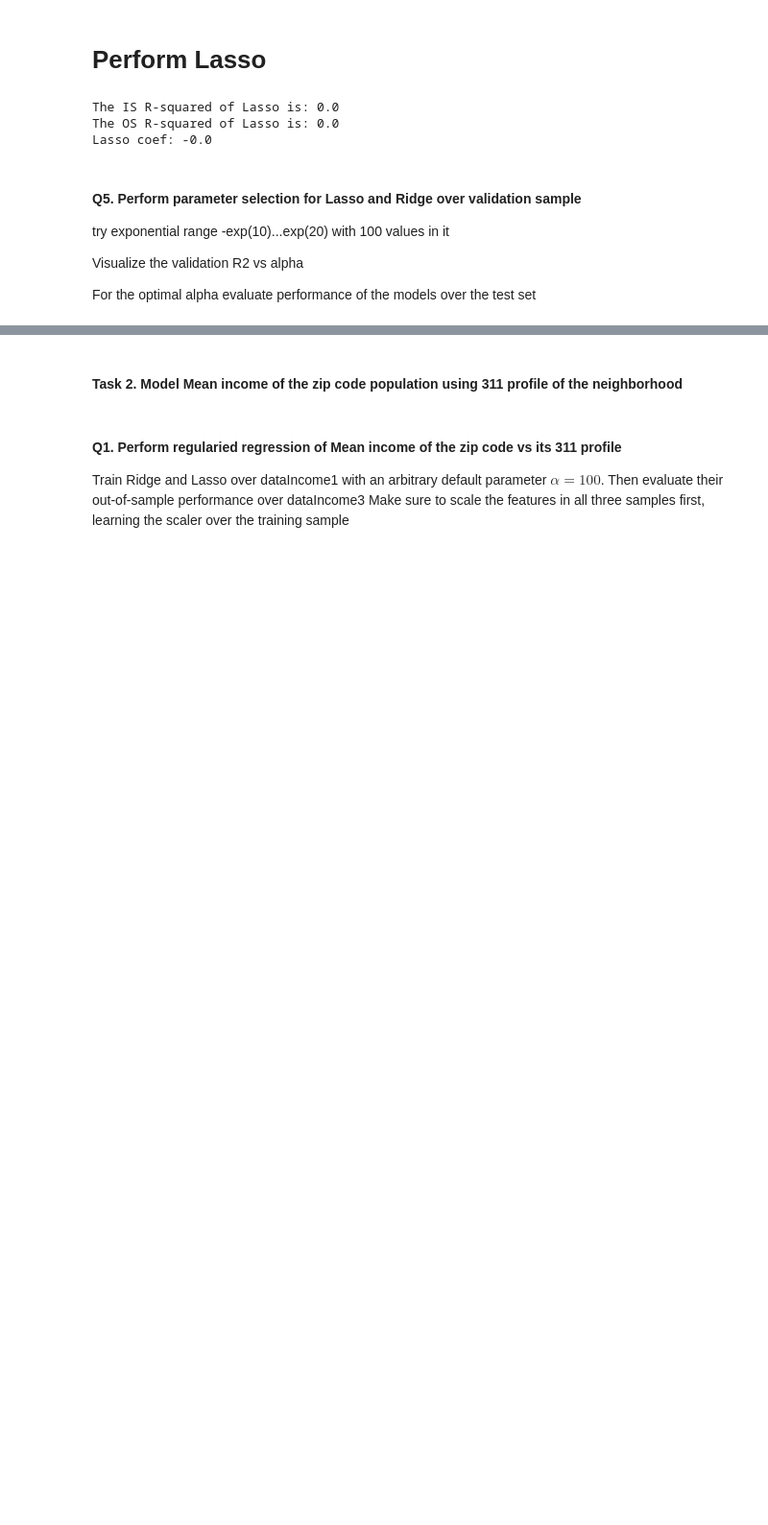
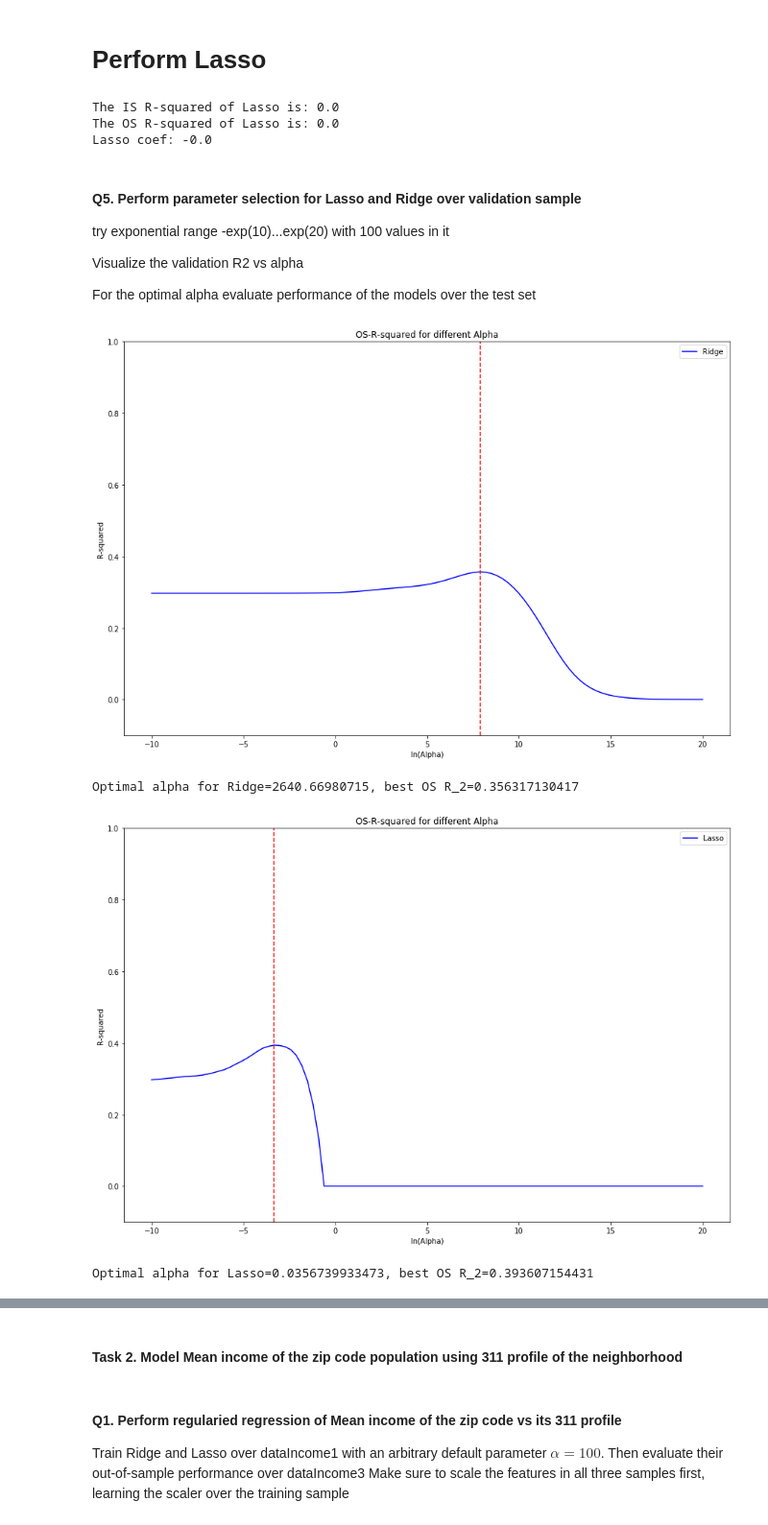
Before and after one commit to pratikwatwani/Applied-Data-Science, a Jupyter notebook: Session 07/Regularization (Lasso and Ridge).ipynb, the cells around one changed output, grey strips where cells are left out. Shown: that part at 96% size. Drawn from its saved outputs; the diff is of its cells as text; code cells hidden in the pictures; blank space fills up the shorter version.

Commit message:
updated task 1 optimal function

```diff
--- a/Session 07/Regularization (Lasso and Ridge).ipynb
+++ b/Session 07/Regularization (Lasso and Ridge).ipynb
@@ -512,4 +510,14 @@ REsample2_311.fillna(value = 0, axis = 0, inplace = True)
 # %%
-alphas = np.exp(np.linspace(-10.0,20.0,100)) #exponential range of possible alphas
-[alpha_optimalR, best_R2R, best_coefsR]=Regularization_fit_alpha(1,REsample1_311.iloc[:,:],Y,REsample3_311.iloc[:,:], y,alphas,Graph=True,logl=True)
-print('Optimal alpha for Ridge={0}, best OS R_2={1}'.format(alpha_optimalR,best_R2R))
+alphas = np.exp(np.linspace(-10.0,20.0,100))
+for x in range(1,3):
+  if x ==1:
+    [alpha_optimalR, best_R2R, best_coefsR]=Regularization_fit_alpha(x,al,train_y,ab, test_y,alphas,Graph=True,logl=True)
+    print('Optimal alpha for Ridge={0}, best OS R_2={1}'.format(alpha_optimalR,best_R2R))
+  else:
+    [alpha_optimalL, best_R2L, best_coefsL]=Regularization_fit_alpha(x,al,train_y,ab, test_y,alphas,Graph=True,logl=True)
+    print('Optimal alpha for Lasso={0}, best OS R_2={1}'.format(alpha_optimalL,best_R2L))
+# %% [output]
+[figure, added]
+Optimal alpha for Ridge=2640.66980715, best OS R_2=0.356317130417
+[figure, added]
+Optimal alpha for Lasso=0.0356739933473, best OS R_2=0.393607154431
```
Also changed, not shown: parts of 4 cells of this notebook.
